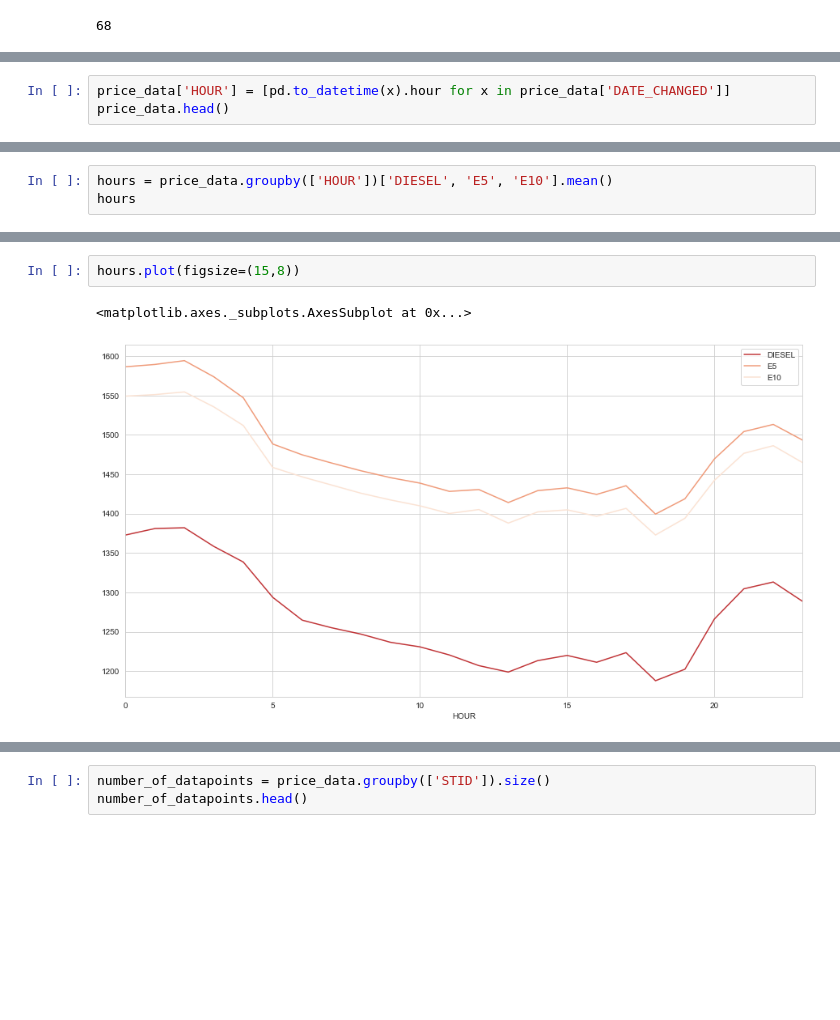
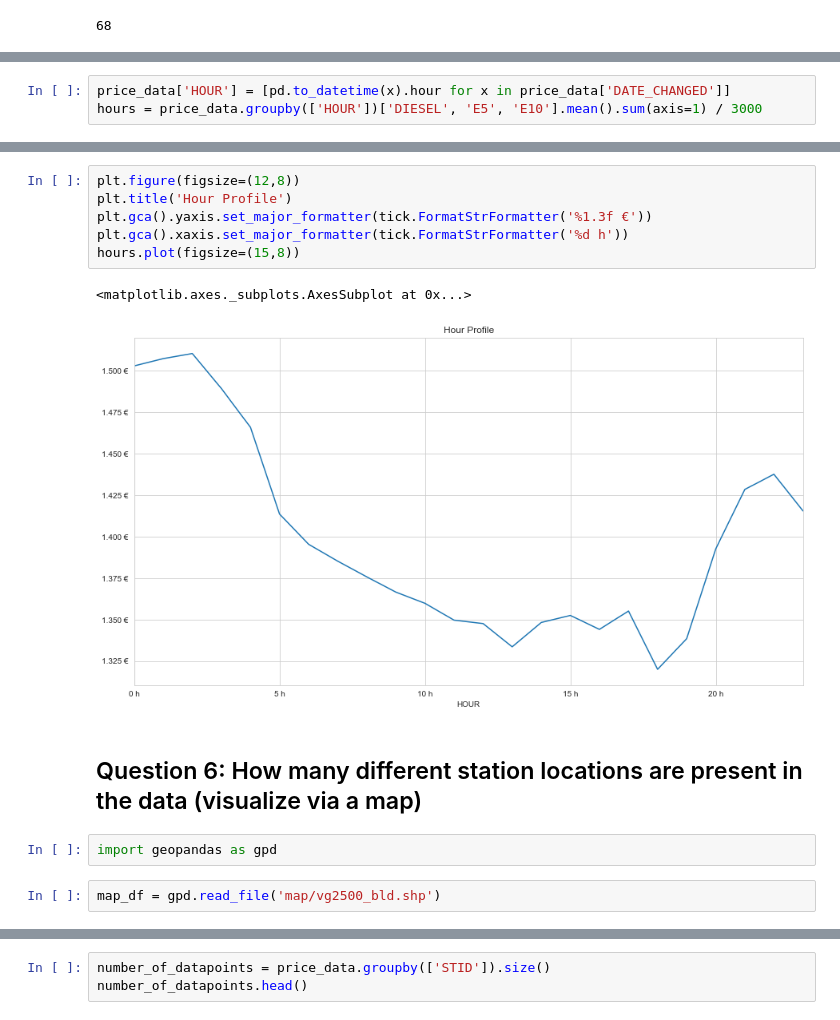
Before and after one commit to ds2019tukl/DS-2019-johannes-schauss, a Jupyter notebook: exercise_1.ipynb, the cells around one changed output, grey strips where cells are left out. Saved outputs shown, nothing was run; the diff lists cells and outputs as text; blank space fills up the shorter version.

```diff
--- a/exercise_1.ipynb
+++ b/exercise_1.ipynb
@@ -553,3 +528,3 @@ weekdays.plot(figsize=(15,8), colormap='brg')
 # %%
 price_data['HOUR'] = [pd.to_datetime(x).hour for x in price_data['DATE_CHANGED']]
-price_data.head()
+hours = price_data.groupby(['HOUR'])['DIESEL', 'E5', 'E10'].mean().sum(axis=1) / 3000
@@ -563,3 +530,0 @@ price_data.head()
-# %%
-hours = price_data.groupby(['HOUR'])['DIESEL', 'E5', 'E10'].mean()
-hours
@@ -585,5 +531,15 @@ hours
-# %%
-hours.plot(figsize=(15,8))
-# %% [output]
-<matplotlib.axes._subplots.AxesSubplot at 0x...>
-[figure, removed]
+# %%
+plt.figure(figsize=(12,8))
+plt.title('Hour Profile')
+plt.gca().yaxis.set_major_formatter(tick.FormatStrFormatter('%1.3f €'))
+plt.gca().xaxis.set_major_formatter(tick.FormatStrFormatter('%d h'))
+hours.plot(figsize=(15,8))
+# %% [output]
+<matplotlib.axes._subplots.AxesSubplot at 0x...>
+[figure, added]
+# %% [markdown]
+## Question 6: How many different station locations are present in the data (visualize via a map)
+# %%
+import geopandas as gpd
+# %%
+map_df = gpd.read_file('map/vg2500_bld.shp')
```
Also changed, not shown: parts of 42 cells of this notebook.
